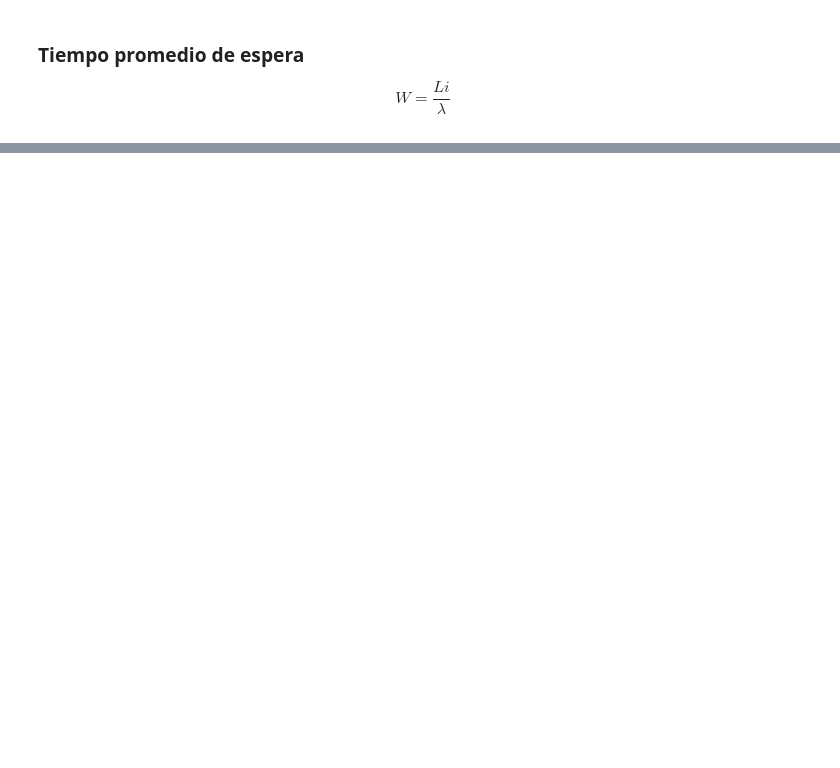
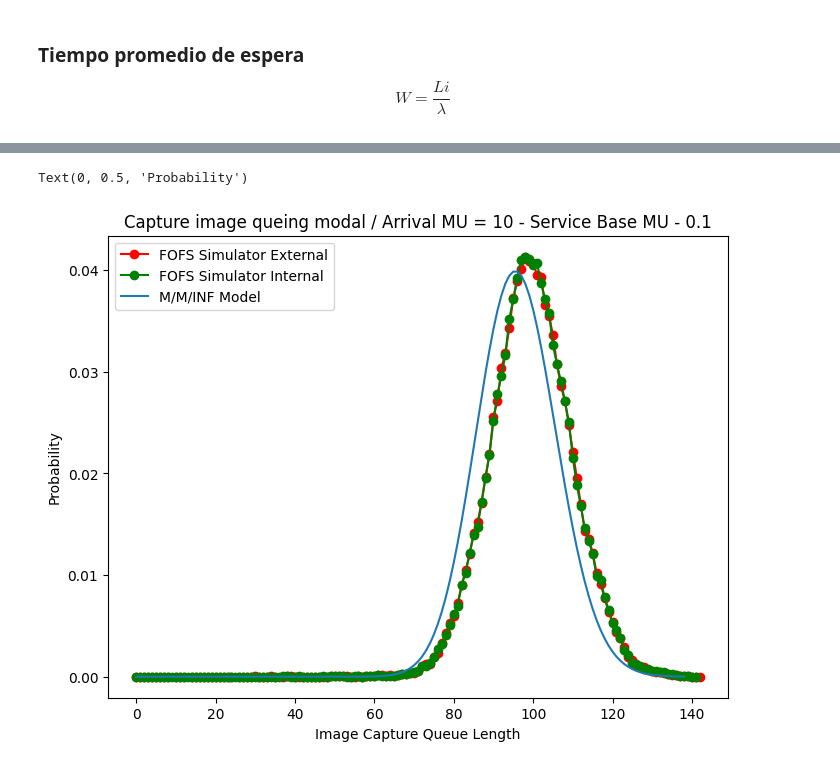
Before and after one commit to AlejandroDaneri/simulacion, a Jupyter notebook: tp2/Ej2_Paper.ipynb, the cells around one changed output, grey strips where cells are left out. Drawn from its saved outputs; the diff is of its cells as text; code cells hidden in the pictures; blank space fills up the shorter version.

```diff
--- a/tp2/Ej2_Paper.ipynb
+++ b/tp2/Ej2_Paper.ipynb
@@ -151,0 +191,59 @@ Resultado obtenido 1.362053
+# %%
+#####
+
+# Modelo realizado para un MU de llegada de 10 req por dia y un MU de procesamiento de 0.1 req por día
+
+
+#####
+
+
+RANDOM_SEED = 420
+REQ_ARRIVAL_MU = 10
+PROC_BASE_MU = 0.1
+N_REQUESTS = 100000
+
+random.seed(RANDOM_SEED)
+
+# Create an environment and start the setup process
+env = simpy.Environment()
+satellite = Satellite(env)
+
+processing_times = []
+external_sampling = []
+env.process(get_values(env, satellite, external_sampling))
+
+env.process(request_generator(env, satellite, processing_times))
+
+# Execute!
+env.run()
+
+
+## External sampling mapping to x, y
+y, x = rel_freq(external_sampling)
+
+## Internal sampling mapping to x, y
+y_internal, x_internal = rel_freq(satellite.get_internal_sample())
+
+# poisson distribution data for y-axis
+x_po = np.arange(0, len(x), 1)
+y_po = poisson.pmf(x, mu=REQ_ARRIVAL_MU/PROC_BASE_MU)
+
+
+# plotting the graph
+
+plt.show()
+
+fig, ax = plt.subplots(figsize=(8,6))
+# ax.figure(figsize=(10,8))
+ax.plot(x, y, 'r-o', label='FOFS Simulator External')
+ax.plot(x_internal, y_internal, 'g-o', label='FOFS Simulator Internal')
+
+ax.set_title('Capture image queing modal / Arrival MU = 10 - Service Base MU - 0.1')
+ax.plot(x_po, y_po, label='M/M/INF Model')
+ax.legend()
+
+ax.set_xlabel('Image Capture Queue Length')
+ax.set_ylabel('Probability')
+# %% [output]
+Text(0, 0.5, 'Probability')
+[figure, added]
```
Also changed, not shown: parts of 6 cells of this notebook.
